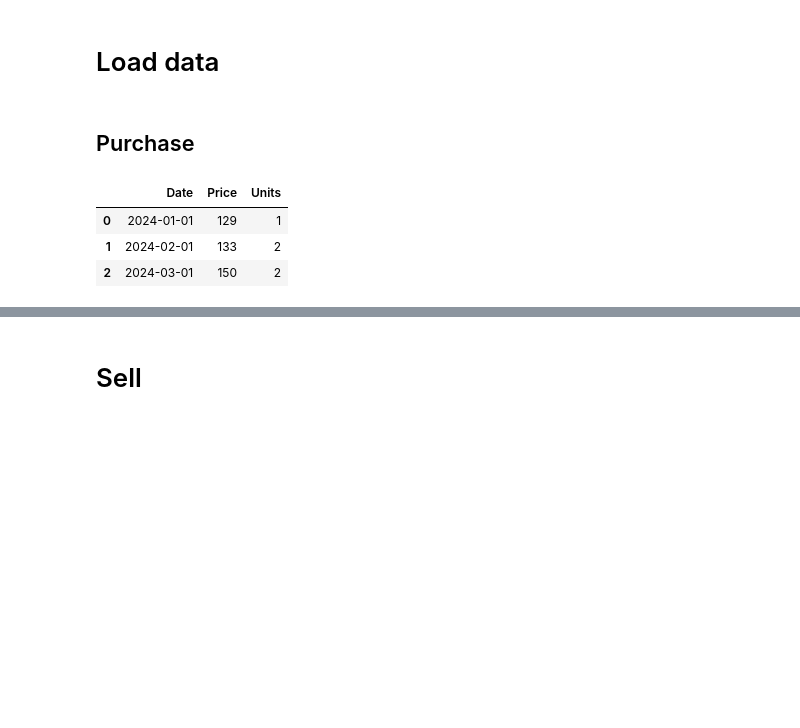
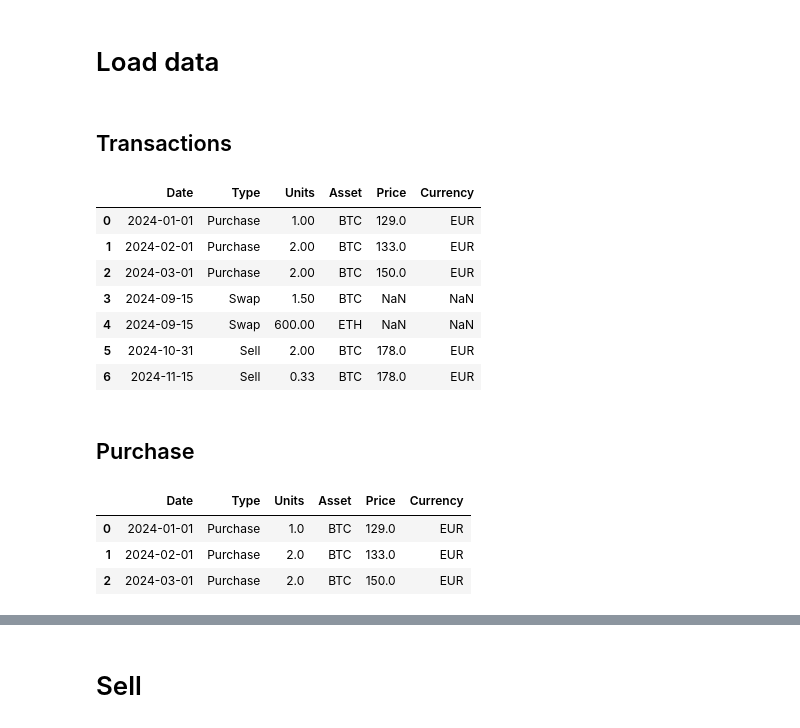
Before and after one commit to FedericoGentile/capital-gains-tax-calculator, a Jupyter notebook: tax_calculator_simulator.ipynb, the cells around one changed output, grey strips where cells are left out. Drawn from its saved outputs; the diff is of its cells as text; code cells hidden in the pictures; blank space fills up the shorter version.

```diff
--- a/tax_calculator_simulator.ipynb
+++ b/tax_calculator_simulator.ipynb
@@ -194,23 +195,28 @@ def tax_calculator_XYFO(selling_units, df_balance, df_balance_temp):
   return capital_gain, taxes, df_balance, tot_units_sold
 # %% [markdown]
 # Load data
+# %% [markdown]
+## Transactions
+# %%
+df_transactions = pd.read_csv('transactions.csv', sep=";")
+df_transactions['Date'] = pd.to_datetime(df_transactions['Date'], format='%d/%m/%Y')
+df_transactions
+# %% [output]
+|  | Date | Type | Units | Asset | Price | Currency |
+| 0 | 2024-01-01 | Purchase | 1.00 | BTC | 129.0 | EUR |
+| 1 | 2024-02-01 | Purchase | 2.00 | BTC | 133.0 | EUR |
+| 2 | 2024-03-01 | Purchase | 2.00 | BTC | 150.0 | EUR |
+| 3 | 2024-09-15 | Swap | 1.50 | BTC | NaN | NaN |
+| 4 | 2024-09-15 | Swap | 600.00 | ETH | NaN | NaN |
+| 5 | 2024-10-31 | Sell | 2.00 | BTC | 178.0 | EUR |
+| 6 | 2024-11-15 | Sell | 0.33 | BTC | 178.0 | EUR |
 # %% [markdown]
 ## Purchase
-# %%
-data = {
-    "Date": [
-        "01/01/2024", "01/02/2024", "01/03/2024"],
-    "Price": [
-        129, 133, 150],
-    "Units": [1,2,2] # Setting all Units to 0.1 for each month
-}
-
-# Creating DataFrame
-df_purchase = pd.DataFrame(data)
-df_purchase['Date'] = pd.to_datetime(df_purchase['Date'], format='%d/%m/%Y')
-df_purchase
-# %% [output]
-|  | Date | Price | Units |
-| 0 | 2024-01-01 | 129 | 1 |
-| 1 | 2024-02-01 | 133 | 2 |
-| 2 | 2024-03-01 | 150 | 2 |
+# %%
+df_purchase = df_transactions[df_transactions["Type"]=='Purchase'].reset_index(drop=True)
+df_purchase
+# %% [output]
+|  | Date | Type | Units | Asset | Price | Currency |
+| 0 | 2024-01-01 | Purchase | 1.0 | BTC | 129.0 | EUR |
+| 1 | 2024-02-01 | Purchase | 2.0 | BTC | 133.0 | EUR |
+| 2 | 2024-03-01 | Purchase | 2.0 | BTC | 150.0 | EUR |
```
Also changed, not shown: parts of 10 cells of this notebook, 1 other file.
